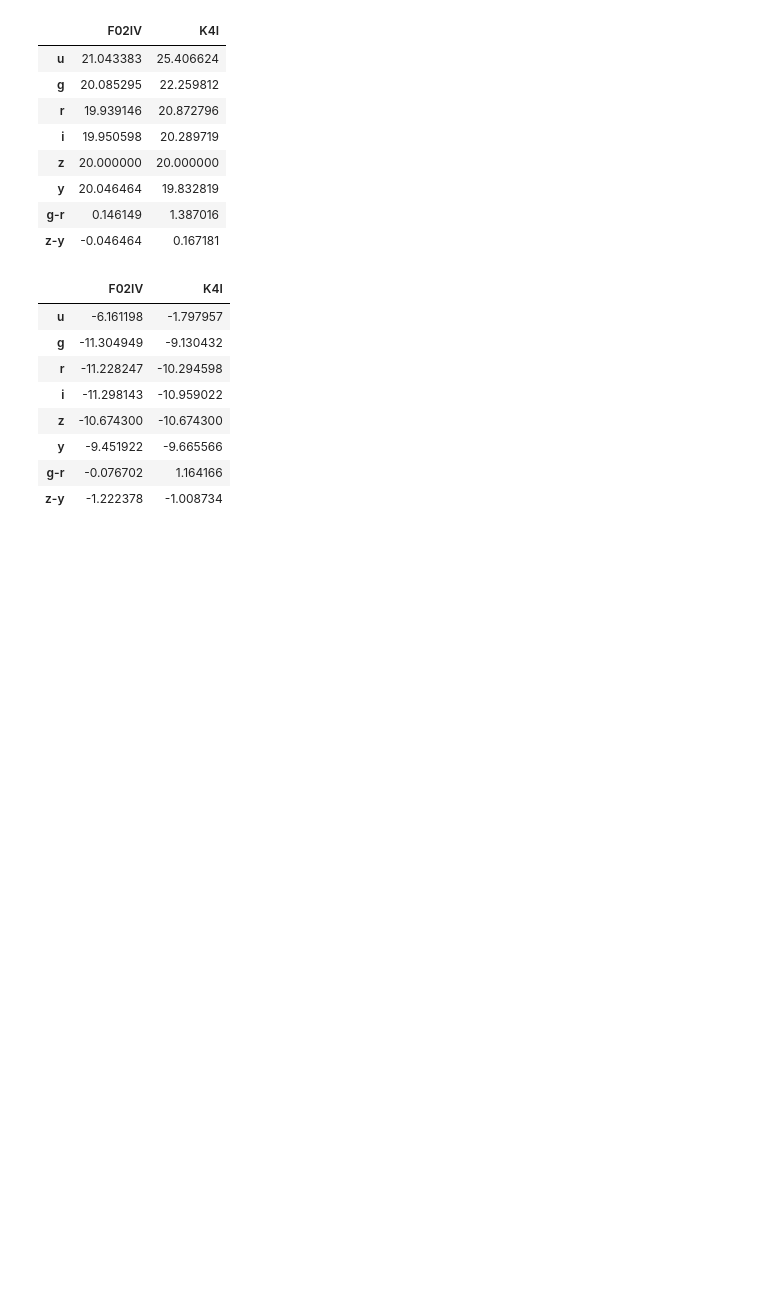
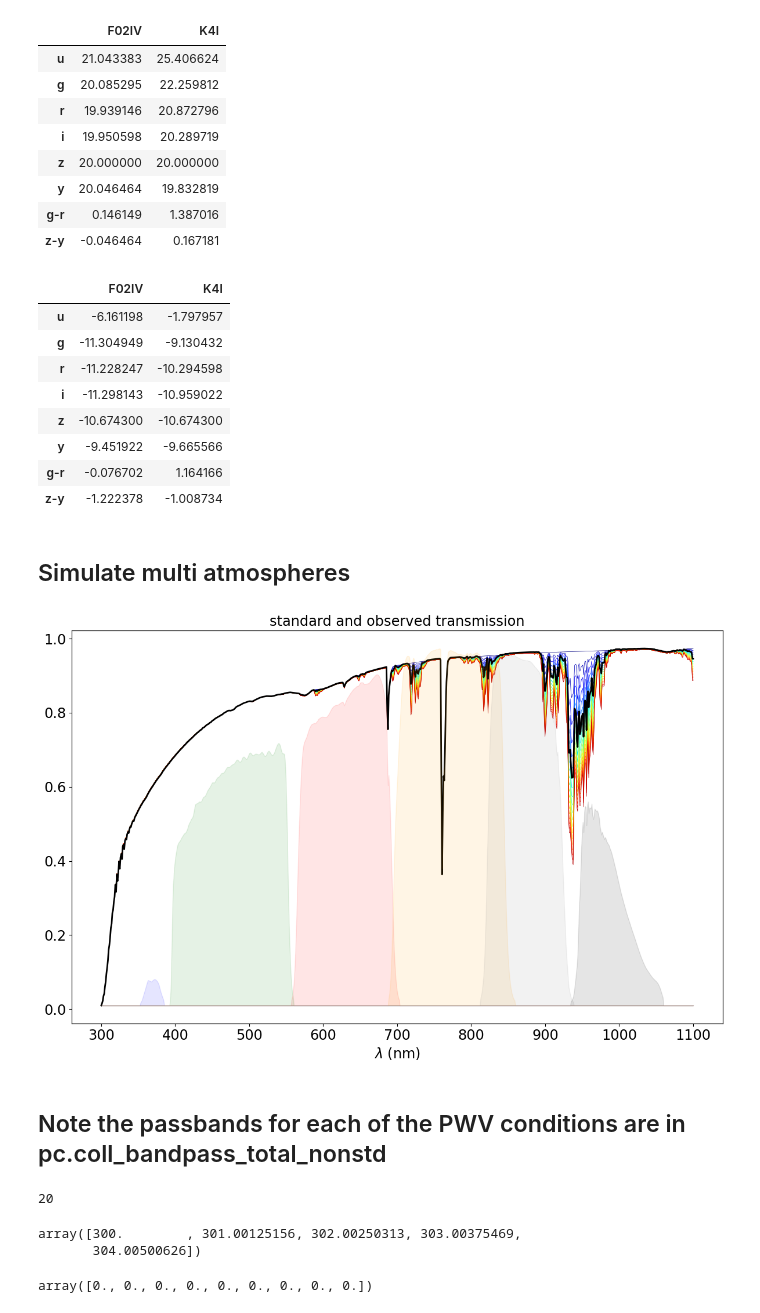
Before and after one commit to sylvielsstfr/RubinLSSTPhotometricCorrTuto, a Jupyter notebook: notebooks/06_SEDPicklesColors/SimulatePWVeffectColorsPicklesAuxtelData_auxtelSDSSfilters.ipynb, the cells around one changed output. Cells and saved outputs as stored; diff of their text form; code cells hidden in the pictures; blank space fills up the shorter version.

Commit message:
Implement calculation of magnitudes and colors. Explot of results not done

```diff
--- a/notebooks/06_SEDPicklesColors/SimulatePWVeffectColorsPicklesAuxtelData_auxtelSDSSfilters.ipynb
+++ b/notebooks/06_SEDPicklesColors/SimulatePWVeffectColorsPicklesAuxtelData_auxtelSDSSfilters.ipynb
@@ -443,3 +442,12 @@ dfb
 | y | -9.451922 | -9.665566 |
 | g-r | -0.076702 | 1.164166 |
 | z-y | -1.222378 | -1.008734 |
+# %% [markdown]
+## Simulate multi atmospheres
+# %%
+am = 1.2
+oz = 300
+tau= 0.04
+beta = 1
+all_pwv = np.arange(0,10,0.5)
+NPWV = len(all_pwv)
@@ -445,0 +456,52 @@ dfb
+# %%
+NOBS = len(all_pwv)
+
+# wavelength bin colors
+jet = plt.get_cmap('jet')
+cNorm = colors.Normalize(vmin=0, vmax=NOBS)
+scalarMap = cmx.ScalarMappable(norm=cNorm, cmap=jet)
+all_colors = scalarMap.to_rgba(np.arange(NOBS), alpha=1)
+
+
+fig = plt.figure(figsize=(12,8))
+
+# Figure 1
+axs=fig.add_subplot(1,1,1)
+for index,pwv in enumerate(all_pwv):
+
+    #atm = pc.coll_bandpass_total_nonstd[index]
+    atm = pc.coll_atm_nonstd[index]
+
+    label = f"pwv={pwv:.1f}"
+    axs.plot(pc.WL,atm,color=all_colors[index],label=label,lw=0.5)
+
+axs.plot(pc.WL,pc.atm_std,color="k",lw=2,label="standard atmosphere")
+#axs.legend(bbox_to_anchor=(1.03, 1.0))
+axs.set_xlabel("$\lambda$ (nm)")
+axs.set_title("standard and observed transmission")
+
+ax2 = axs.twinx()
+for ifilt,f in enumerate(filter_tagnames):
+    ax2.fill_between(pc.bandpass_total_std[f].wavelen,pc.bandpass_total_std[f].sb,color=filter_color[ifilt],alpha=0.1)
+    ax2.set_yticks([])
+
+
+plt.tight_layout()
+plt.show()
+# %% [output]
+[figure, added]
+# %% [markdown]
+## Note the passbands for each of the PWV conditions are in pc.coll_bandpass_total_nonstd
+# %%
+len(pc.coll_bandpass_total_nonstd)
+# %% [output]
+20
+# %%
+pc.coll_bandpass_total_nonstd[0]["u"].wavelen[:5]
+# %% [output]
+array([300.        , 301.00125156, 302.00250313, 303.00375469,
+       304.00500626])
+# %%
+pc.coll_bandpass_total_nonstd[0]["u"].sb[:9]
+# %% [output]
+array([0., 0., 0., 0., 0., 0., 0., 0., 0.])
```
Also changed, not shown: parts of 6 cells of this notebook.
